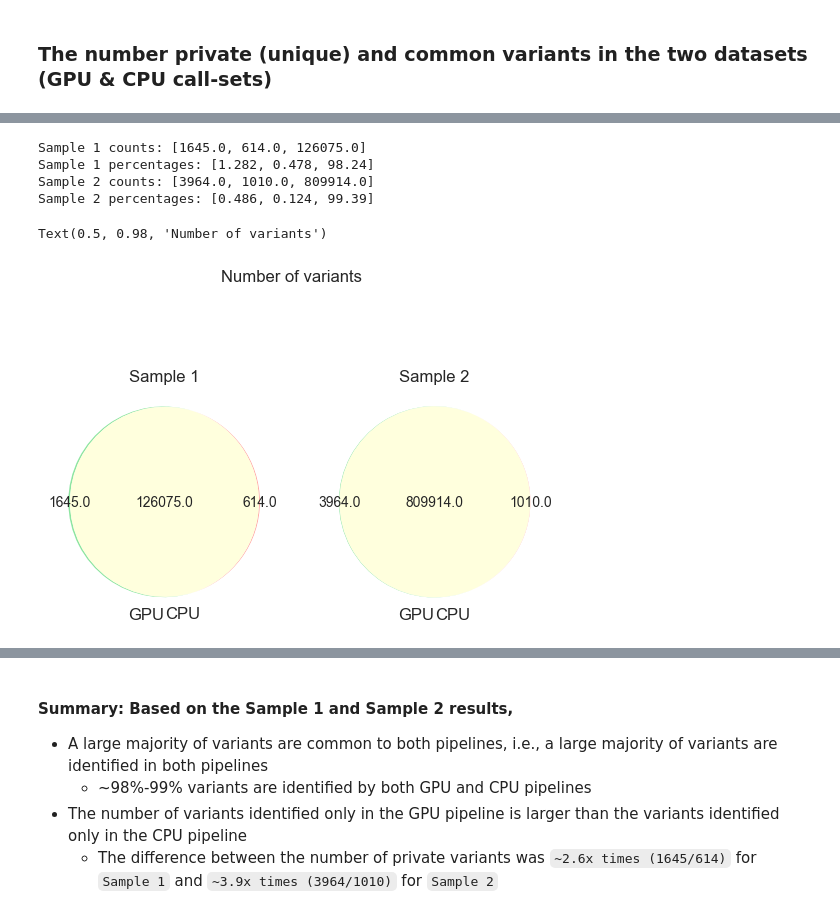
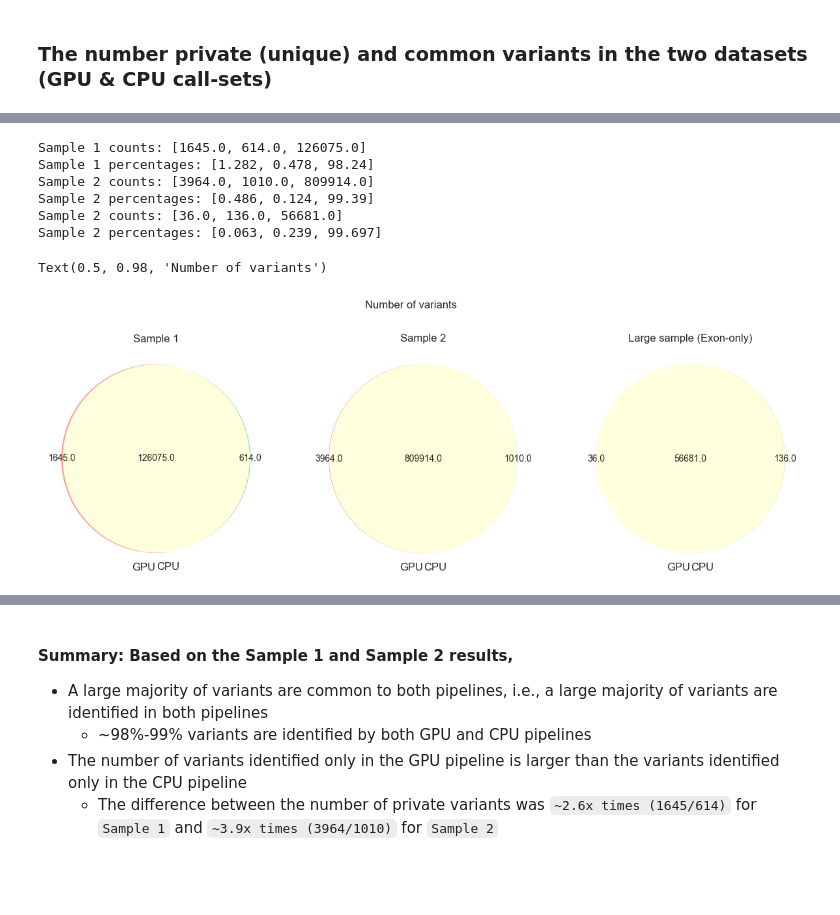
Before and after one commit to NAICNO/accelerated_genomics, a Jupyter notebook: notebooks/GPU_vs_CPU.ipynb, the cells around one changed output, grey strips where cells are left out. Cells and saved outputs as stored; diff of their text form; code cells hidden in the pictures; blank space fills up the shorter version.

Commit message:
Add large sample

```diff
--- a/notebooks/GPU_vs_CPU.ipynb
+++ b/notebooks/GPU_vs_CPU.ipynb
@@ -67,7 +91,7 @@ import seaborn as sns
 sns.set_palette("pastel")
 sns.set_style("whitegrid")
 # %%
-vc_counts = {"Sample 1":[1645, 614, 126075], "Sample 2":[3964, 1010, 809914]}
+vc_counts = {"Sample 1":[1645, 614, 126075], "Sample 2":[3964, 1010, 809914], "Large-sample-exononly":[36, 136, 56681]}
 df = pd.DataFrame(vc_counts).T.rename(columns={0: "GPU_ONLY", 1: "CPU_ONLY", 2: "GPU_CPU_COMMON" })
 df
 # %% [output]
@@ -97,20 +123,30 @@ sample_2_pct = df.iloc[1][["GPU_ONLY %", "CPU_ONLY %", "GPU_CPU_COMMON %"]].to_l
 
 print(f"Sample 2 counts: {sample_2_counts}")
 print(f"Sample 2 percentages: {sample_2_pct}")
+
+Large_sample_exononly_counts = df.iloc[2][["GPU_ONLY", "CPU_ONLY", "GPU_CPU_COMMON"]].to_list()
+Large_sample_exononly_pct = df.iloc[2][["GPU_ONLY %", "CPU_ONLY %", "GPU_CPU_COMMON %"]].to_list()
+
+print(f"Sample 2 counts: {Large_sample_exononly_counts}")
+print(f"Sample 2 percentages: {Large_sample_exononly_pct}")
 # %% [output]
 Sample 1 counts: [1645.0, 614.0, 126075.0]
 Sample 1 percentages: [1.282, 0.478, 98.24]
 Sample 2 counts: [3964.0, 1010.0, 809914.0]
 Sample 2 percentages: [0.486, 0.124, 99.39]
+Sample 2 counts: [36.0, 136.0, 56681.0]
+Sample 2 percentages: [0.063, 0.239, 99.697]
 # %%
 colors_list = sns.color_palette("pastel").as_hex()
-figure, (ax1, ax2) = plt.subplots(1, 2)
-venn2(subsets = sample_1_counts, set_labels = ('GPU', 'CPU'), set_colors=(colors_list[2], colors_list[3]), alpha=1,ax=ax1)
-venn2(subsets = sample_2_counts, set_labels = ('GPU', 'CPU'), set_colors=(colors_list[2], colors_list[3]), alpha=1, ax=ax2)
+figure, (ax1, ax2, ax3) = plt.subplots(1, 3, figsize=(15, 5))
+venn2(subsets = sample_1_counts, set_labels = ('GPU', 'CPU'), set_colors=(colors_list[3], colors_list[2]), alpha=1,ax=ax1)
+venn2(subsets = sample_2_counts, set_labels = ('GPU', 'CPU'), set_colors=(colors_list[3], colors_list[2]), alpha=1, ax=ax2)
+venn2(subsets = Large_sample_exononly_counts, set_labels = ('GPU', 'CPU'), set_colors=(colors_list[3], colors_list[2]), alpha=1, ax=ax3)
 
 ax1.set_title("Sample 1")
 ax2.set_title("Sample 2")
+ax3.set_title("Large sample (Exon-only)")
 plt.suptitle("Number of variants")
 # %% [output]
 Text(0.5, 0.98, 'Number of variants')
-[figure, old version]
+[figure, new version]
```
Also changed, not shown: parts of 19 cells of this notebook, 1 other file.
